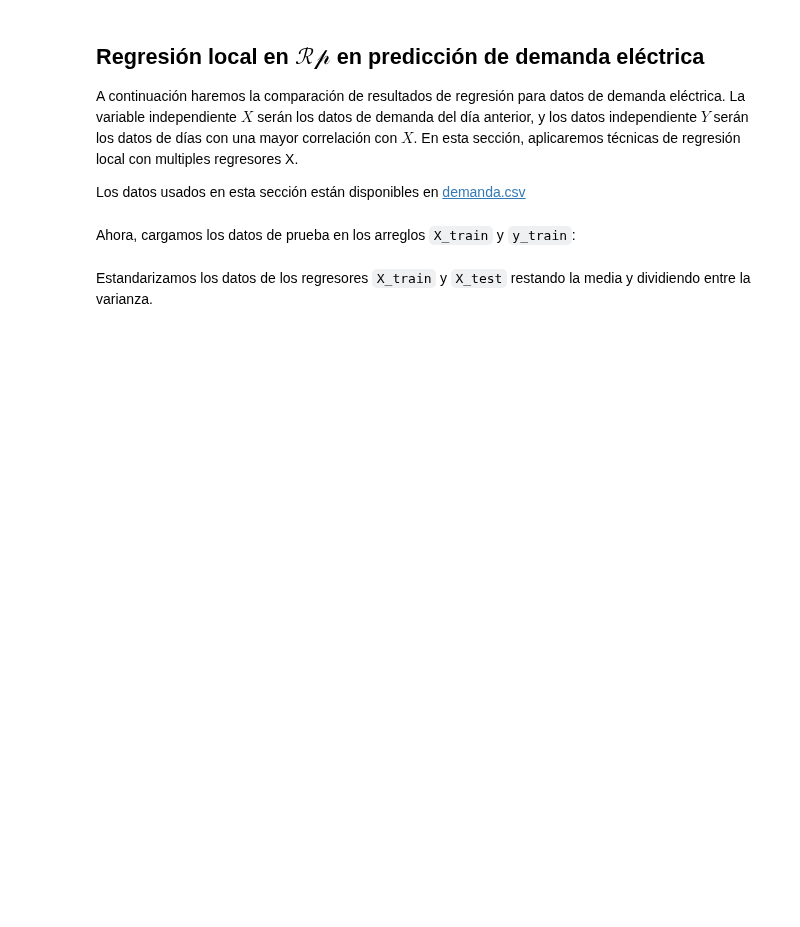
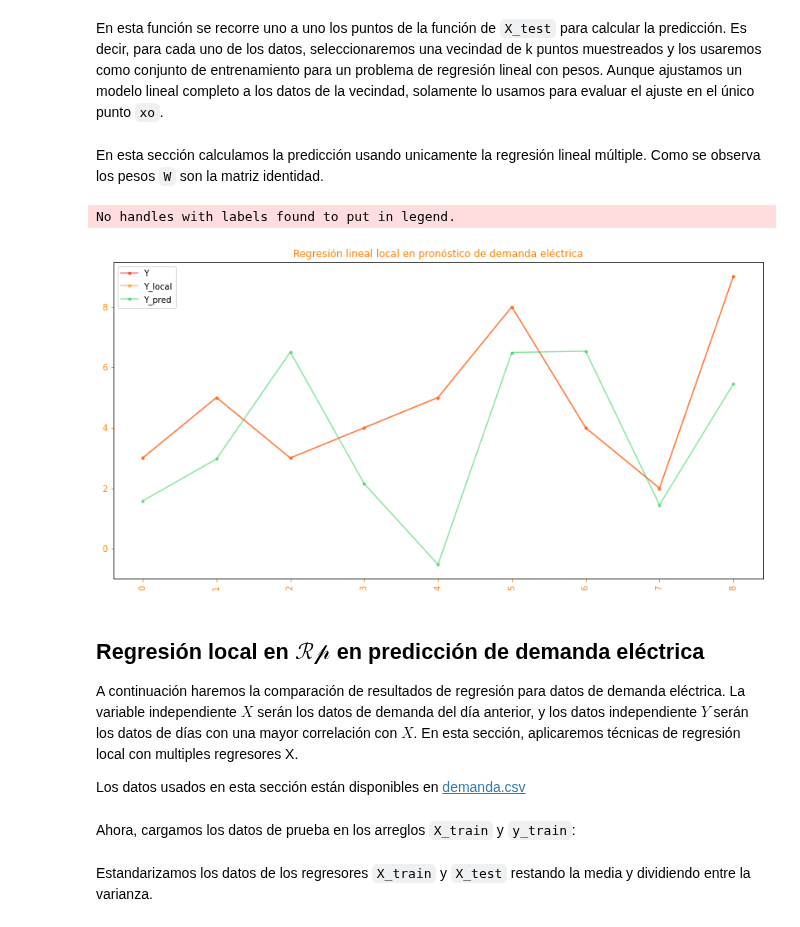
Before and after one commit to urieliram/statistical, a Jupyter notebook: Tarea6.ipynb, the cells around one changed output. Cells and saved outputs as stored; diff of their text form; code cells hidden in the pictures; blank space fills up the shorter version.

```diff
--- a/Tarea6.ipynb
+++ b/Tarea6.ipynb
@@ -21,0 +84,2 @@ from statsmodels.nonparametric.kernel_regression import KernelReg
+# %% [markdown]
+En esta función se recorre uno a uno los puntos de la función de `X_test` para calcular la predicción. Es decir, para cada uno de los datos, seleccionaremos una vecindad de k puntos muestreados y los usaremos como conjunto de entrenamiento para un problema de regresión lineal con pesos. Aunque ajustamos un modelo lineal completo a los datos de la vecindad, solamente lo usamos para evaluar el ajuste en el único punto `xo`.
@@ -21,0 +96,2 @@ from statsmodels.nonparametric.kernel_regression import KernelReg
+# %% [markdown]
+En esta sección calculamos la predicción usando unicamente la regresión lineal múltiple. Como se observa los pesos `W` son la matriz identidad.
@@ -22,3 +105,33 @@ from statsmodels.nonparametric.kernel_regression import KernelReg
+# %%
+fig  = plt.figure(figsize=(14,7))
+axes = fig.add_subplot(1, 1, 1)
+#plt.style.use("seaborn-poster")
+axes.legend()
+CYAN = '#76ced6' ; LILA = '#777bd4'; VERDE='#17cb49'; LETRASNARA ='#ff8000'; AZUL='#168fff';
+mytitle = plt.title('Regresión lineal local en pronóstico de demanda eléctrica') # get the title property handler #plt.getp(title_obj)
+plt.setp(mytitle,    color=LETRASNARA)                                        #set the color of title to red
+axes.xaxis.label.set_color(LETRASNARA)
+axes.yaxis.label.set_color(LETRASNARA)
+axes.tick_params(   colors=LETRASNARA, which='both')
+
+axes.plot ( Y      , '.-'  , color = 'red'        , label = 'Y'  ,alpha=1/2)
+axes.plot  ( Y_local, '.-'  , color = LETRASNARA   , label = 'Y_local'  ,alpha=1/2)
+axes.plot  ( Y_pred , '.-'  , color = VERDE , label = 'Y_pred'  ,alpha=1/2)
+#axes.plot ( xspline[3], yspline[3] , '.-'  , color = VEDE   , label = 'orden=4'  ,alpha=1/2)
+#axes.plot ( xspline[4], yspline[4] , '.-'  , color = AZUL   , label = 'orden=5'  ,alpha=1/12)
+#AUX = np.arange( len(Y) )
+#plt.scatter( AUX,    Y,     s=25 ,  marker='o' , color = 'red'   , label = 'X'        ,alpha=1)
+#plt.scatter( dfx_miss, dfy_miss, marker='x',  s=170 ,  color = 'red' , label = 'perdidos' ,alpha=1)
+
+#plt.axis([0,  600, 7400, 9800])
+#plt.axis([150, 300, 7400, 9800])
+plt.legend()
+plt.xticks(rotation=90)
+plt.savefig('pronodemanda_t6_1.png', transparent=True)
+plt.show()
+# %% [output]
+No handles with labels found to put in legend.
+[figure, added]
 # %% [markdown]
 ## Regresión local en $\mathcal{Rp}$ en predicción de demanda eléctrica
 
```
Also changed, not shown: parts of 39 cells of this notebook.
